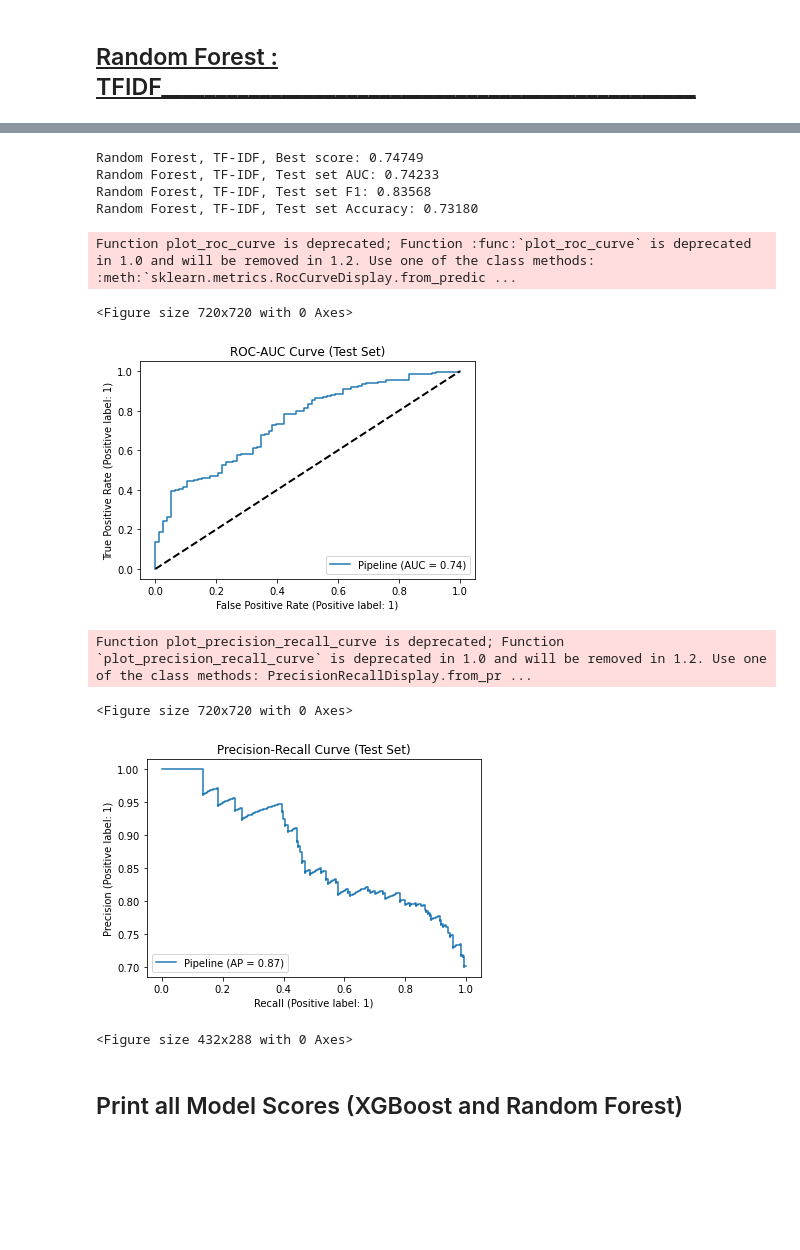
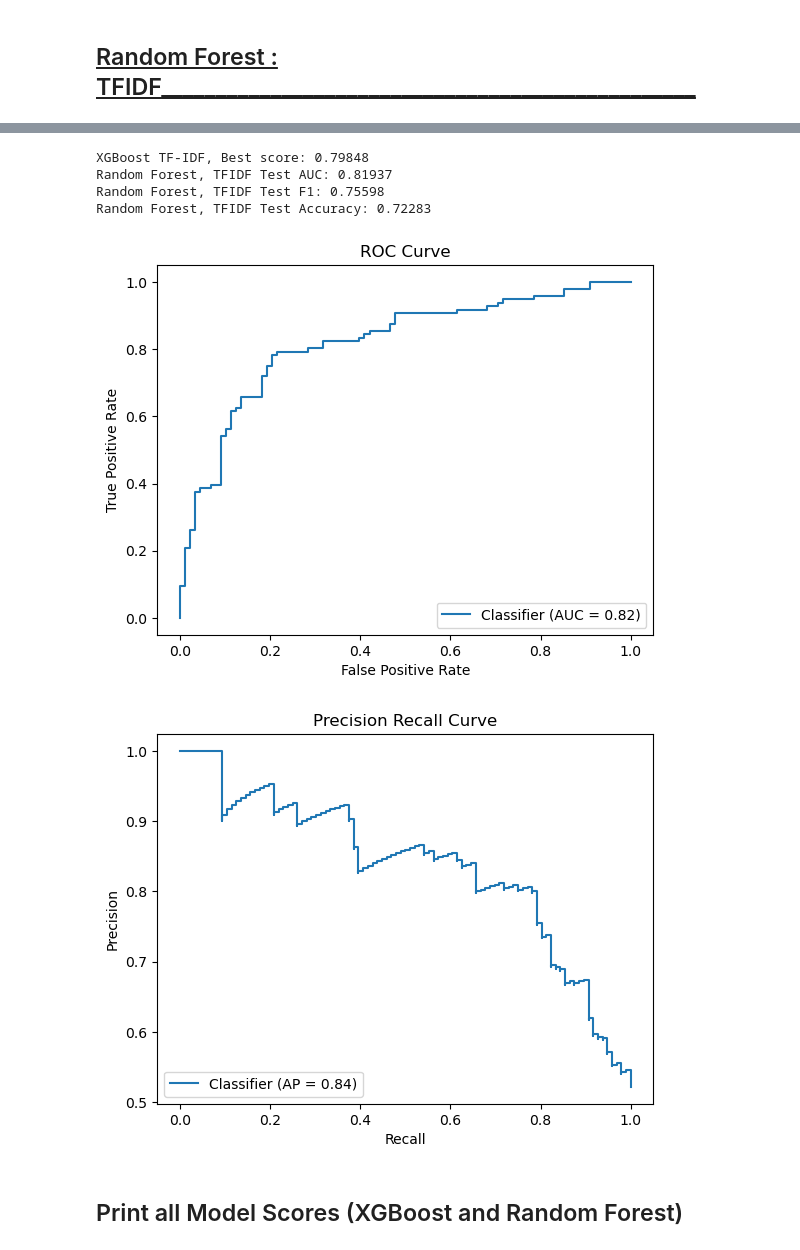
Before and after one commit to Joeyzect/Netflix_ALab_2022, a Jupyter notebook: notebooks/14-joseph-movies-modelling-final copy.ipynb, the cells around one changed output, grey strips where cells are left out. Saved outputs shown, nothing was run; the diff lists cells and outputs as text; code cells hidden in the pictures; blank space fills up the shorter version.

```diff
--- a/notebooks/14-joseph-movies-modelling-final copy.ipynb
+++ b/notebooks/14-joseph-movies-modelling-final copy.ipynb
@@ -849,5 +961,5 @@ rf_gs_bow = GridSearchCV(
 )
 # %%
 # fit rf_gs_bow to training set
-rf_gs_bow.fit(tvshows_X_train, tvshows_y_train)
+rf_gs_bow.fit(X_train, y_train)
 # %% [output]
@@ -966,7 +1080,7 @@ rf_gs_tfidf = GridSearchCV(
 )
 # %%
 # fit rf_gs_tfidf to training set
-rf_gs_tfidf.fit(tvshows_X_train, tvshows_y_train)
+rf_gs_tfidf.fit(X_train, y_train)
 # %% [output]
 GridSearchCV(cv=5,
              estimator=Pipeline(steps=[('rf_transformer',
@@ -986,51 +1100,48 @@ GridSearchCV(cv=5,
              refit='AUC',
              scoring={'AUC': 'roc_auc', 'Accuracy': 'accuracy', 'F1': 'f1'})
 # %%
-# save best rf_gs_tfidf model as a variable
+# save best xgb_gs_tfidf model as a variable
 best_rf_gs_tfidf = rf_gs_tfidf.best_estimator_
 
-# output best score from rf_gs_tfidf
-print("Random Forest, TF-IDF, Best score: %0.5f" % rf_gs_tfidf.best_score_)
+# output best score from xgb_gs_tfidf
+print("XGBoost TF-IDF, Best score: %0.5f" % rf_gs_tfidf.best_score_)
 
-# output test set auc, f1-score, and accuracy
-print("Random Forest, TF-IDF, Test set AUC: %0.5f" % roc_auc_score(tvshows_y_test, best_rf_gs_tfidf.predict_proba(tvshows_X_test)[:,1]))
-print("Random Forest, TF-IDF, Test set F1: %0.5f" % f1_score(tvshows_y_test, best_rf_gs_tfidf.predict(tvshows_X_test)))
-print("Random Forest, TF-IDF, Test set Accuracy: %0.5f" % accuracy_score(tvshows_y_test, best_rf_gs_tfidf.predict(tvshows_X_test)))
+preds, prob_preds = get_results_model(best_rf_gs_tfidf, y_test, "Random Forest, TFIDF Test")
+
+# # output test set auc, f1-score, and accuracy
+# print("XGBoost TF-IDF, Test set AUC: %0.5f" % roc_auc_score(y_test, best_rf_gs_tfidf.predict_proba(X_test)[:,1]))
+# print("XGBoost TF-IDF, Test set F1: %0.5f" % f1_score(y_test, best_rf_gs_tfidf.predict(X_test)))
+# print("XGBoost TF-IDF, Test set Accuracy: %0.5f" % accuracy_score(y_test, best_rf_gs_tfidf.predict(X_test)))
 # %% [output]
-Random Forest, TF-IDF, Best score: 0.74749
-Random Forest, TF-IDF, Test set AUC: 0.74233
-Random Forest, TF-IDF, Test set F1: 0.83568
-Random Forest, TF-IDF, Test set Accuracy: 0.73180
+XGBoost TF-IDF, Best score: 0.79848
+Random Forest, TFIDF Test AUC: 0.81937
+Random Forest, TFIDF Test F1: 0.75598
+Random Forest, TFIDF Test Accuracy: 0.72283
 # %%
 # plot roc-auc curve
-from sklearn.metrics import plot_roc_curve
+from sklearn.metrics import RocCurveDisplay
 import matplotlib.pyplot as plt
 
-plt.figure(figsize=(10, 10))
-plot_roc_curve(best_rf_gs_tfidf, tvshows_X_test, tvshows_y_test)
-plt.plot([0, 1], [0, 1], color='black', lw=2, linestyle='--')
-plt.title('ROC-AUC Curve (Test Set)')
-plt.show()
+rocplot = RocCurveDisplay.from_predictions(y_test, prob_preds)
+rocplot.ax_.set_xlabel('False Positive Rate')
+rocplot.ax_.set_ylabel('True Positive Rate')
+rocplot.ax_.set_title('ROC Curve')
 
 # plot precision recall curve
-from sklearn.metrics import plot_precision_recall_curve
+from sklearn.metrics import PrecisionRecallDisplay
 
-plt.figure(figsize=(10, 10))
-plot_precision_recall_curve(best_rf_gs_tfidf, tvshows_X_test, tvshows_y_test)
-plt.title('Precision-Recall Curve (Test Set)')
-plt.show()
+prplot = PrecisionRecallDisplay.from_predictions(y_test, prob_preds)
+prplot.ax_.set_xlabel('Recall')
+prplot.ax_.set_ylabel('Precision')
+prplot.ax_.set_title('Precision Recall Curve')
 
 # save roc-auc and precision-recall curve into reports/figures folder
-plt.savefig('/Users/yenhann/Documents/MIT/15.572 Analytics Lab/Netflix/ALab_2022_Netflix/reports/figures/tv_rf_tfidf_roc_auc_curve.png')
-plt.savefig('/Users/yenhann/Documents/MIT/15.572 Analytics Lab/Netflix/ALab_2022_Netflix/reports/figures/tv_rf_tfidf_precision_recall_curve.png')
+
+rocplot.figure_.savefig('../reports/figures/movie_rf_tfidf_roc_auc_curve.png')
+prplot.figure_.savefig('../reports/figures/movie_rf_tfidf_precision_recall_curve.png')
 # %% [output]
-Function plot_roc_curve is deprecated; Function :func:`plot_roc_curve` is deprecated in 1.0 and will be removed in 1.2. Use one of the class methods: :meth:`sklearn.metrics.RocCurveDisplay.from_predic ...
-<Figure size 720x720 with 0 Axes>
-[figure, old version]
+[figure, new version]
-Function plot_precision_recall_curve is deprecated; Function `plot_precision_recall_curve` is deprecated in 1.0 and will be removed in 1.2. Use one of the class methods: PrecisionRecallDisplay.from_pr ...
-<Figure size 720x720 with 0 Axes>
-[figure, old version]
+[figure, new version]
-<Figure size 432x288 with 0 Axes>
 # %% [markdown]
 ## Print all Model Scores (XGBoost and Random Forest)
 # %%
```
Also changed, not shown: parts of 36 cells of this notebook.
